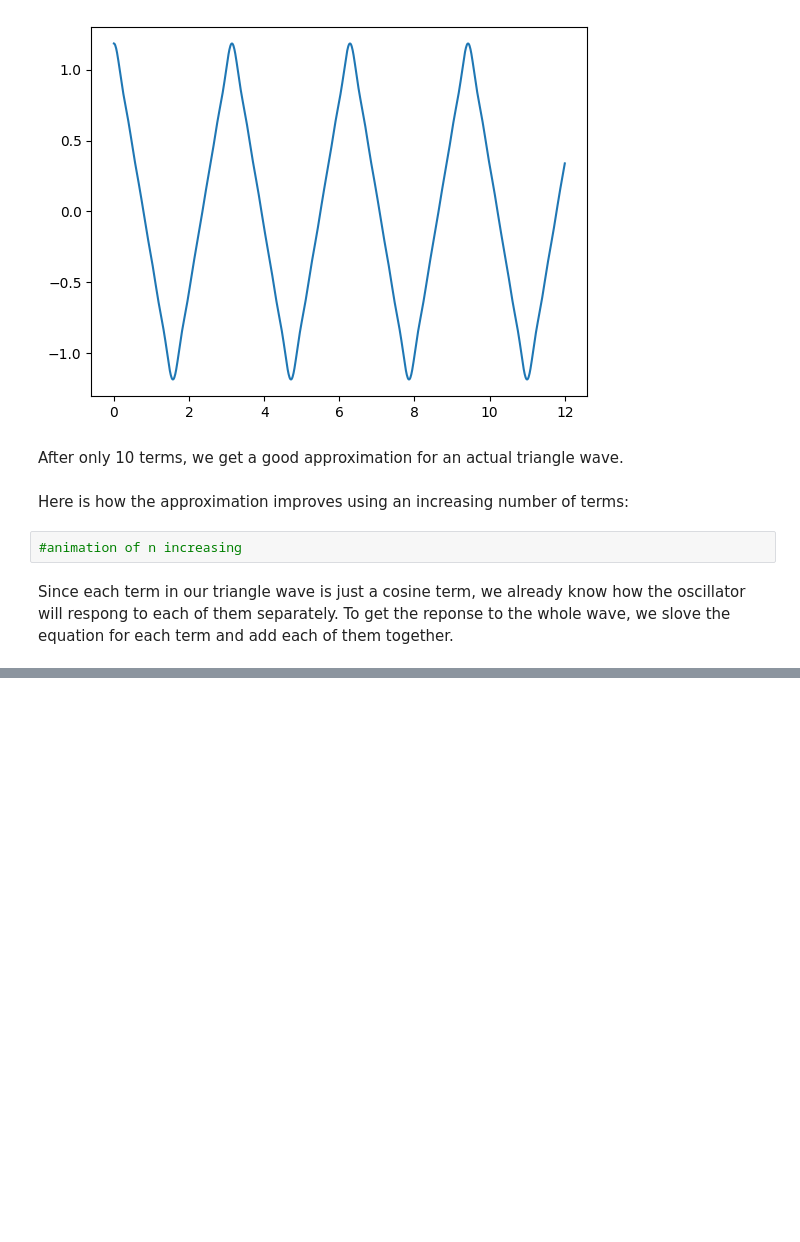
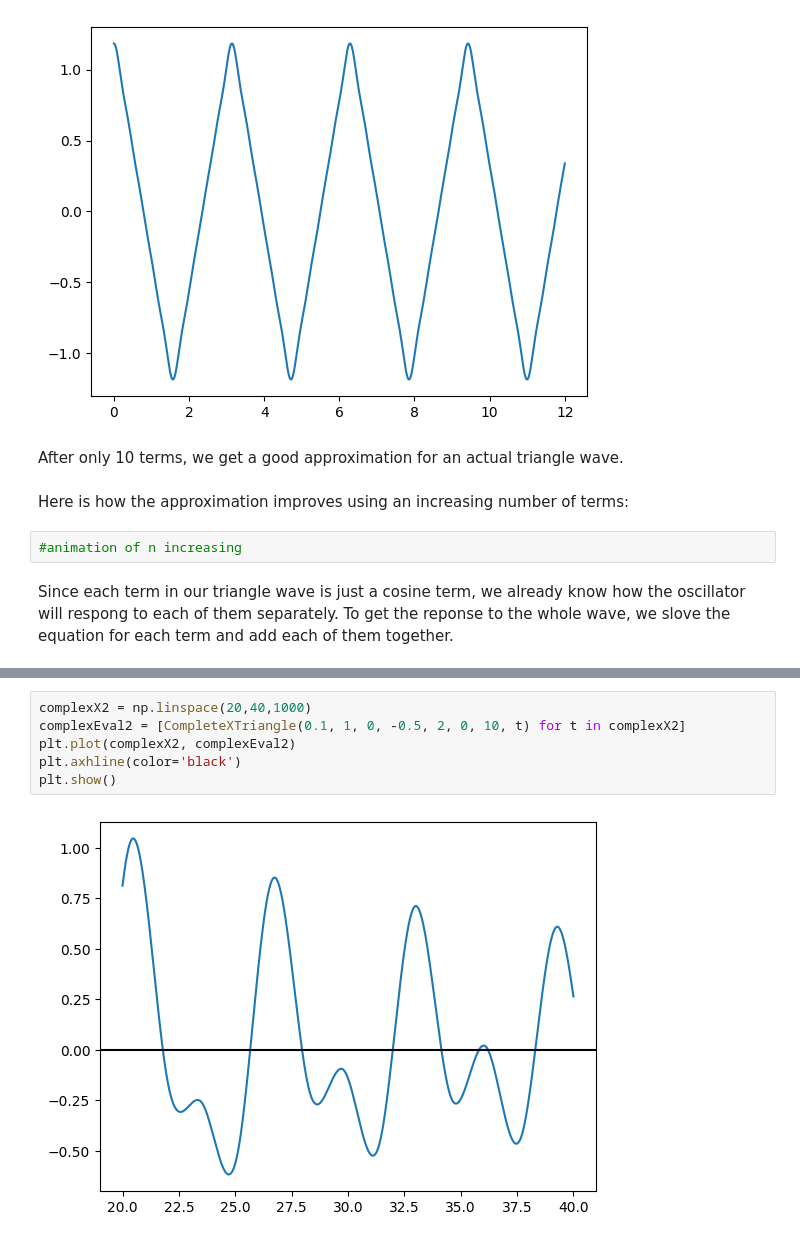
Before and after one commit to brinerk/LabsCapstone, a Jupyter notebook: Lab14/Lab14.ipynb, the cells around one changed output, grey strips where cells are left out. Drawn from its saved outputs; the diff is of its cells as text; blank space fills up the shorter version.

```diff
--- a/Lab14/Lab14.ipynb
+++ b/Lab14/Lab14.ipynb
@@ -348,0 +371,8 @@ Since each term in our triangle wave is just a cosine term, we already know how
+# %%
+complexX2 = np.linspace(20,40,1000)
+complexEval2 = [CompleteXTriangle(0.1, 1, 0, -0.5, 2, 0, 10, t) for t in complexX2]
+plt.plot(complexX2, complexEval2)
+plt.axhline(color='black')
+plt.show()
+# %% [output]
+[figure, added]
```
Also changed, not shown: parts of 13 cells of this notebook, 1 other file.
